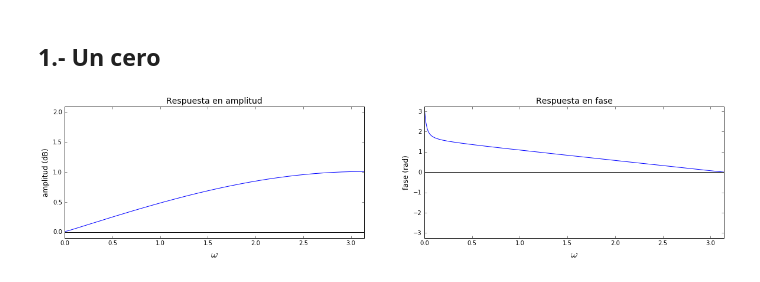
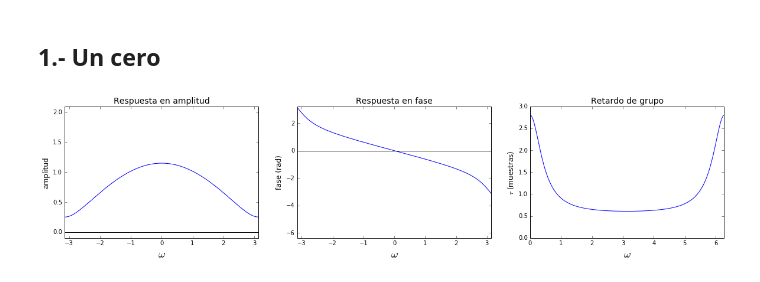
Before and after one commit to j3parera/skdsp, a Jupyter notebook: scikit-dsp/jupyter/filtros1.ipynb, the cells around one changed output. Cells and saved outputs as stored; diff of their text form; code cells hidden in the pictures.

Commit message:
Retardo de grupo

```diff
--- a/scikit-dsp/jupyter/filtros1.ipynb
+++ b/scikit-dsp/jupyter/filtros1.ipynb
@@ -13,28 +13,37 @@ pi = np.pi
 ## 1.- Un cero
 # %%
 def f1(b0=0, b1=0):
-    omega = np.linspace(0, pi, 200, endpoint=True)
+    omega = np.linspace(-pi, pi, 512, endpoint=True)
     H = b0 + b1*np.exp(-1j*omega)
     plt.figure(figsize=(20, 4))
-    plt.subplot(1,2,1)
+    plt.subplot(1,3,1)
     plt.plot(omega, np.abs(H), 'b')
-    plt.axis([0, omega[-1], -0.1, 2.1])
+    plt.axis([omega[0], omega[-1], -0.1, 2.1])
     plt.axhline(0, color='k')
     plt.title('Respuesta en amplitud', size=14)
     plt.xlabel(r'$\omega$', size=18)
-    plt.ylabel('amplitud (dB)', size=12)
-    plt.subplot(1,2,2)
+    plt.ylabel('amplitud', size=12)
+
+    plt.subplot(1,3,2)
     pH = np.unwrap(np.angle(H))
     plt.plot(omega, pH, 'b')
-    max_ = max(0, np.max(pH))
-    min_ = min(0, np.min(pH))
-    dr = (max_ - min_)*0.1
-    plt.axis([0, omega[-1], -pi-0.1, pi+0.1])
+    plt.axis([omega[0], omega[-1], -2*pi-0.1, pi+0.1])
     plt.axhline(0, color='k')
     plt.title('Respuesta en fase', size=14)
     plt.xlabel(r'$\omega$', size=18)
     plt.ylabel('fase (rad)', size=12)
+
+    plt.subplot(1,3,3)
+    omega, gd = scip.signal.group_delay(([b0, b1], 1), w=512, whole=True)
+    gd = scip.fftpack.fftshift(gd)
+    plt.plot(omega, gd, 'b')
+    # plt.axis([omega[0], omega[-1], -2*pi-0.1, pi+0.1])
+    plt.xlim([omega[0], omega[-1]])
+    plt.axhline(0, color='k')
+    plt.title('Retardo de grupo', size=14)
+    plt.xlabel(r'$\omega$', size=18)
+    plt.ylabel(r'$\tau$ (muestras)', size=12)
 # %%
-interact(f1, b0=(-1, 1, 0.01), b1=(-1, 1, 0.01))
+interact(f1, b0=(-1, 1, 0.05), b1=(-1, 1, 0.05))
 # %% [output]
-[figure, old version]
+[figure, new version]
```
Also changed, not shown: parts of 1 cell of this notebook.
